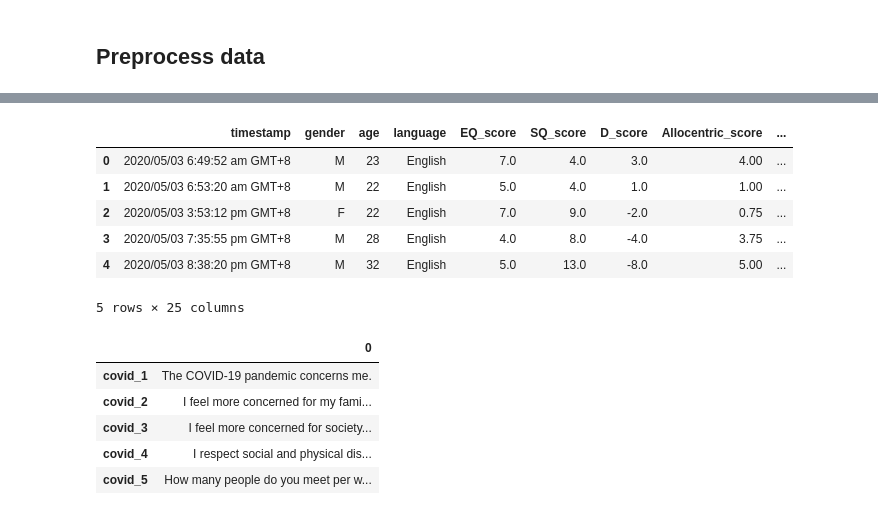
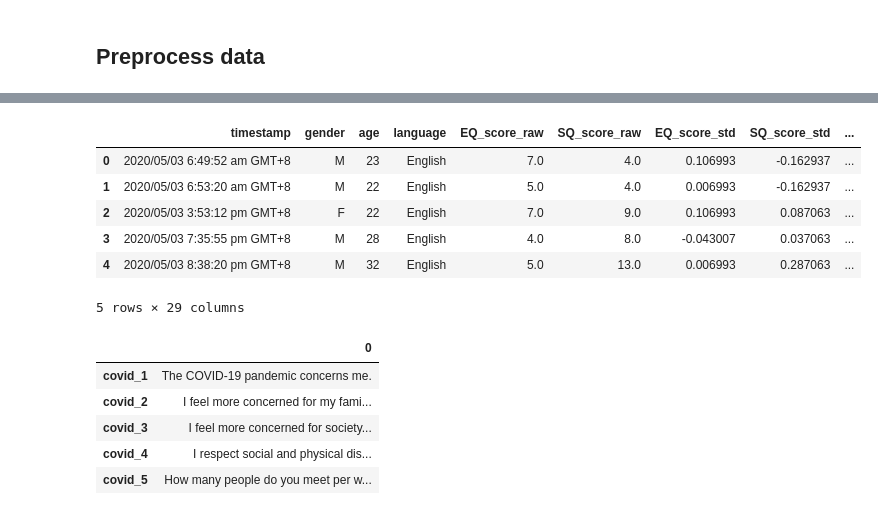
Before and after one commit to liliaellouz/empathy-analysis, a Jupyter notebook: pool.ipynb, the cells around one changed output, grey strips where cells are left out. Saved outputs shown, nothing was run; the diff lists cells and outputs as text; code cells hidden in the pictures.

Commit message:
Correct the calculations of D-score and EA-score

```diff
--- a/pool.ipynb
+++ b/pool.ipynb
@@ -190,26 +190,32 @@ chinese_part[chinese_part.age > 100]
 ### Compute EQ and SQ results
 # %%
 def compute_eq_sq(df):
+    df_copy = df.copy()
+
     # adapt scores
     map_pos = { 1.0:2.0, 2.0:1.0, 3.0:0.0, 4.0:0.0 }
     map_neg = { 1.0:0.0, 2.0:0.0, 3.0:1.0, 4.0:2.0 }
     q_pos = ['q_21', 'q_22', 'q_24', 'q_26', 'q_29', 'q_31', 'q_33', 'q_34', 'q_36', 'q_37', 'q_39', 'q_40'] # list of pos Qs
     q_neg = ['q_23', 'q_25', 'q_27', 'q_28', 'q_30', 'q_32', 'q_35', 'q_38'] # list of neg Qs
-    df[q_pos] = df[q_pos].stack().map(map_pos).unstack()
-    df[q_neg] = df[q_neg].stack().map(map_neg).unstack()
+    df_copy[q_pos] = df_copy[q_pos].stack().map(map_pos).unstack()
+    df_copy[q_neg] = df_copy[q_neg].stack().map(map_neg).unstack()
 
     # calculate EQ score
     q_EQ = ['q_21', 'q_22', 'q_23', 'q_24', 'q_25', 'q_26', 'q_27', 'q_28', 'q_29', 'q_30']
-    df['EQ_score'] = df[q_EQ].sum(axis=1)
+    df_copy['EQ_score_raw'] = df_copy[q_EQ].sum(axis=1)
 
     # calculate SQ score
     q_SQ = ['q_31', 'q_32', 'q_33', 'q_34', 'q_35', 'q_36', 'q_37', 'q_38', 'q_39', 'q_40']
-    df['SQ_score'] = df[q_SQ].sum(axis=1)
+    df_copy['SQ_score_raw'] = df_copy[q_SQ].sum(axis=1)
+
+    # standardize scores using the method specified in the paper
+    df_copy['EQ_score_std'] = (df_copy['EQ_score_raw'] - df_copy['EQ_score_raw'].mean()) / 20
+    df_copy['SQ_score_std'] = (df_copy['SQ_score_raw'] - df_copy['SQ_score_raw'].mean()) / 20
 
     # difference between EQ and SQ
-    df['D_score'] = df['EQ_score'] - df['SQ_score']
+    df_copy['D_score'] = df_copy['EQ_score_std'] - df_copy['SQ_score_std']
 
-    return df
+    return df_copy
 # %%
 english_part = compute_eq_sq(english_part)
 french_part = compute_eq_sq(french_part)
@@ -309,21 +324,44 @@ def compute_empathy(row):
+# %%
+def compute_e_a(df):
+    df_copy = df.copy()
+
+    allo_n_pain = df_copy.q_0
+    allo_pains = df_copy.iloc[:, [6, 8, 10, 12]]
+    allo_score = (allo_pains.sum(axis=1) - (4 * allo_n_pain)) / 4
+
+    ego_n_pain = df_copy.q_10
+    ego_pains = df_copy.iloc[:, [16, 18, 20, 22]]
+    ego_score = (ego_pains.sum(axis=1) - (4 * ego_n_pain)) / 4
+
+    df_copy['E_score_raw'] = ego_score
+    df_copy['A_score_raw'] = allo_score
+
+    # standardize scores
+    df_copy['E_score_std'] = (ego_score - ego_score.mean()) / ego_score.std()
+    df_copy['A_score_std'] = (allo_score - allo_score.mean()) / allo_score.std()
+
+    # difference between egocentric score and allocentric score
+    df_copy['EA_score'] = df_copy['E_score_std'] - df_copy['A_score_std']
+
+    return df_copy
 # %%
 # add allocentric and egocentric score columns
-pre_df = pooled.apply(compute_empathy, axis='columns')
+pre_df = compute_e_a(pooled)
 # drop questions we don't need
 pre_df.drop([f'q_{i}' for i in range(40)], axis='columns', inplace=True)
 # rename the covid related questions column
 pre_df.rename(columns=dict(zip([f'q_{i}' for i in range(40, 55)], [f'covid_{i + 1}' for i in range(15)])), inplace=True)
 # reorder columns (put covid related questions at the end)
-pre_df = pre_df.iloc[:, [0, 1, 2, 3, 19, 20, 21, 22, 23, 24] + [i for i in range(4, 19)]]
+pre_df = pre_df.iloc[:, [0, 1, 2, 3] + [i for i in range(19, 29)] + [i for i in range(4, 19)]]
 pre_df.head()
 # %% [output]
-|  | timestamp | gender | age | language | EQ_score | SQ_score | D_score | Allocentric_score | ... |
-| 0 | 2020/05/03 6:49:52 am GMT+8 | M | 23 | English | 7.0 | 4.0 | 3.0 | 4.00 | ... |
-| 1 | 2020/05/03 6:53:20 am GMT+8 | M | 22 | English | 5.0 | 4.0 | 1.0 | 1.00 | ... |
-| 2 | 2020/05/03 3:53:12 pm GMT+8 | F | 22 | English | 7.0 | 9.0 | -2.0 | 0.75 | ... |
-| 3 | 2020/05/03 7:35:55 pm GMT+8 | M | 28 | English | 4.0 | 8.0 | -4.0 | 3.75 | ... |
-| 4 | 2020/05/03 8:38:20 pm GMT+8 | M | 32 | English | 5.0 | 13.0 | -8.0 | 5.00 | ... |
+|  | timestamp | gender | age | language | EQ_score_raw | SQ_score_raw | EQ_score_std | SQ_score_std | ... |
+| 0 | 2020/05/03 6:49:52 am GMT+8 | M | 23 | English | 7.0 | 4.0 | 0.106993 | -0.162937 | ... |
+| 1 | 2020/05/03 6:53:20 am GMT+8 | M | 22 | English | 5.0 | 4.0 | 0.006993 | -0.162937 | ... |
+| 2 | 2020/05/03 3:53:12 pm GMT+8 | F | 22 | English | 7.0 | 9.0 | 0.106993 | 0.087063 | ... |
+| 3 | 2020/05/03 7:35:55 pm GMT+8 | M | 28 | English | 4.0 | 8.0 | -0.043007 | 0.037063 | ... |
+| 4 | 2020/05/03 8:38:20 pm GMT+8 | M | 32 | English | 5.0 | 13.0 | 0.006993 | 0.287063 | ... |
-5 rows × 25 columns
+5 rows × 29 columns
 # %%
 # create map for covid related questions
 covid_q_map = i_to_q.iloc[40:].copy()
```
Also changed, not shown: parts of 7 cells of this notebook, 3 other files.
